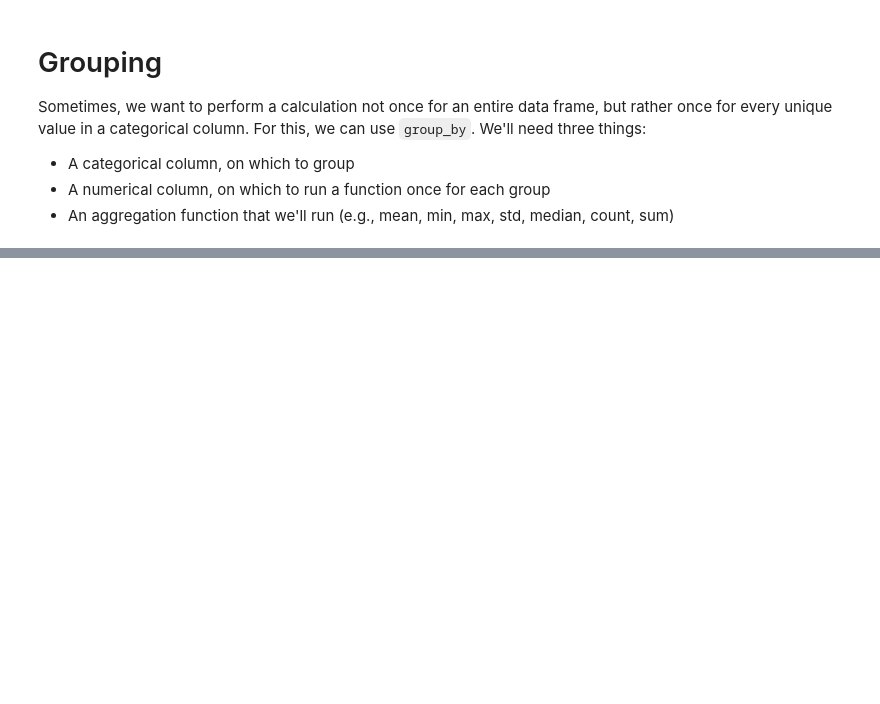
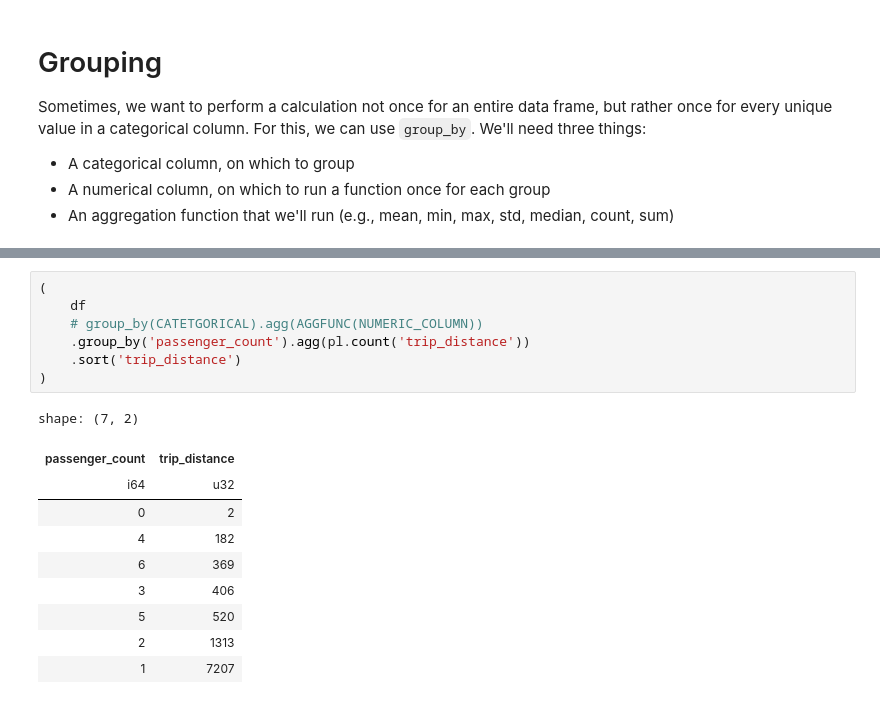
Before and after one commit to opagani/2024-08Aug-25-polars, a Jupyter notebook: LernerPython - 2024-08Aug-25-polars.ipynb, the cells around one changed output, grey strips where cells are left out. Cells and saved outputs as stored; diff of their text form; blank space fills up the shorter version.

```diff
--- a/LernerPython - 2024-08Aug-25-polars.ipynb
+++ b/LernerPython - 2024-08Aug-25-polars.ipynb
@@ -1135,0 +1146,18 @@ Sometimes, we want to perform a calculation not once for an entire data frame, b
+# %%
+(
+    df
+    # group_by(CATETGORICAL).agg(AGGFUNC(NUMERIC_COLUMN))
+    .group_by('passenger_count').agg(pl.count('trip_distance'))
+    .sort('trip_distance')
+)
+# %% [output]
+shape: (7, 2)
+| passenger_count | trip_distance |
+| i64 | u32 |
+| 0 | 2 |
+| 4 | 182 |
+| 6 | 369 |
+| 3 | 406 |
+| 5 | 520 |
+| 2 | 1313 |
+| 1 | 7207 |
```
Also changed, not shown: parts of 1 cell of this notebook.
